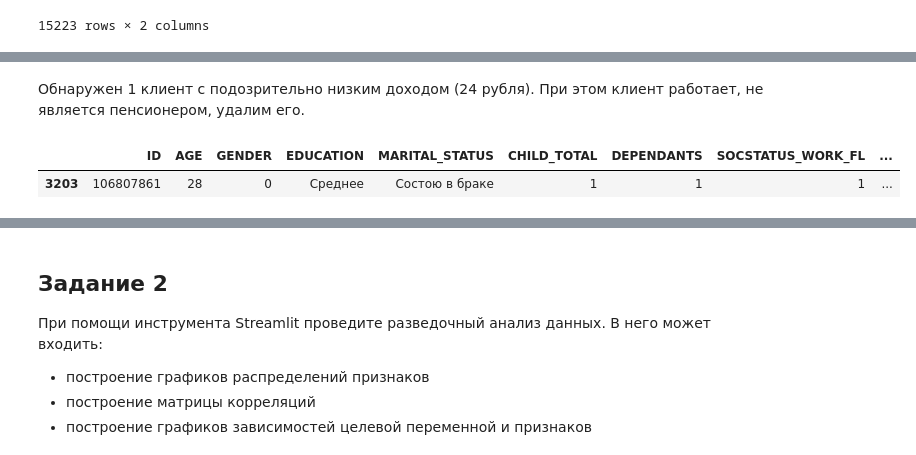
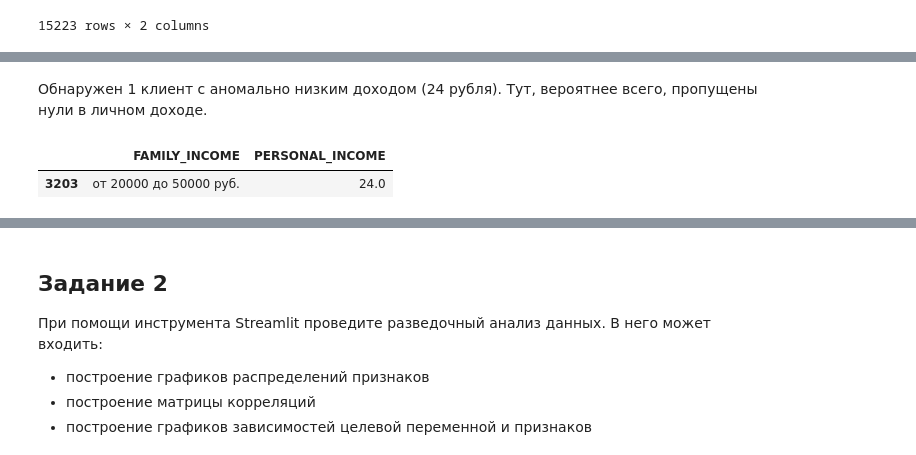
Before and after one commit to xenahkar/streamlit_eda, a Jupyter notebook: BD_homework.ipynb, the cells around one changed output, grey strips where cells are left out. Saved outputs shown, nothing was run; the diff lists cells and outputs as text; code cells hidden in the pictures.

```diff
--- a/BD_homework.ipynb
+++ b/BD_homework.ipynb
@@ -315,8 +331,8 @@ D_dataset.drop('ID_CLIENT', axis=1, inplace=True)
 # %% [markdown]
-Обнаружен 1 клиент с подозрительно низким доходом (24 рубля). При этом клиент работает, не является пенсионером, удалим его.
+Обнаружен 1 клиент с аномально низким доходом (24 рубля). Тут, вероятнее всего, пропущены нули в личном доходе.
 # %%
 # посмотрим на клиентов с очень маленьким личным доходом
-D_dataset[D_dataset.PERSONAL_INCOME < 100]
+D_dataset[['FAMILY_INCOME', 'PERSONAL_INCOME']][D_dataset.PERSONAL_INCOME < 100]
 # %% [output]
-|  | ID | AGE | GENDER | EDUCATION | MARITAL_STATUS | CHILD_TOTAL | DEPENDANTS | SOCSTATUS_WORK_FL | ... |
-| 3203 | 106807861 | 28 | 0 | Среднее | Состою в браке | 1 | 1 | 1 | ... |
+|  | FAMILY_INCOME | PERSONAL_INCOME |
+| 3203 | от 20000 до 50000 руб. | 24.0 |
```
Also changed, not shown: parts of 20 cells of this notebook.
